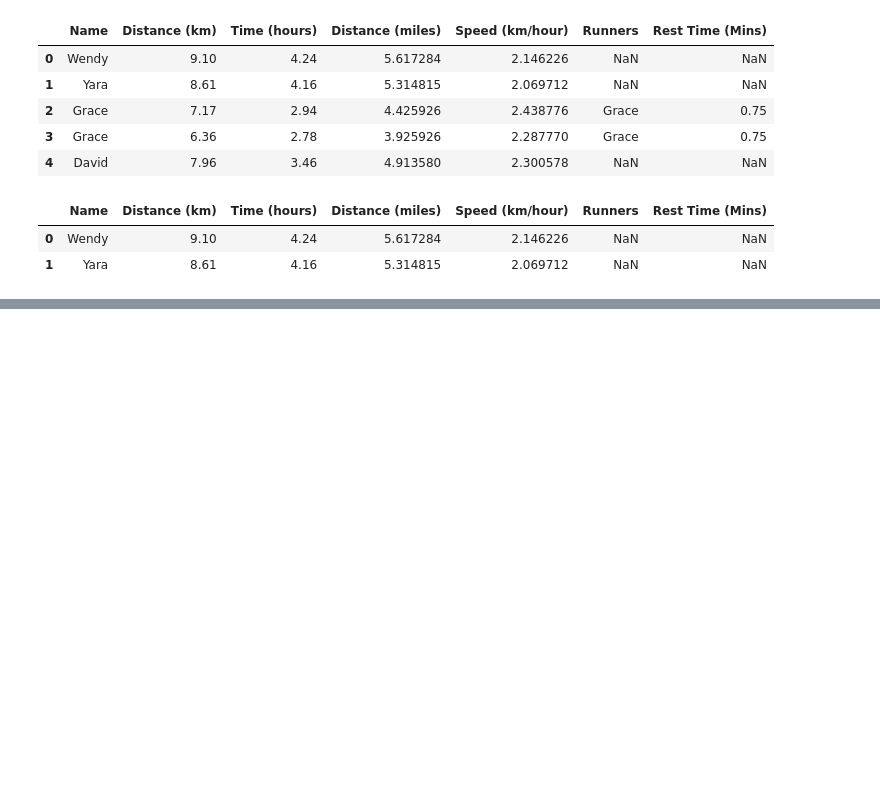
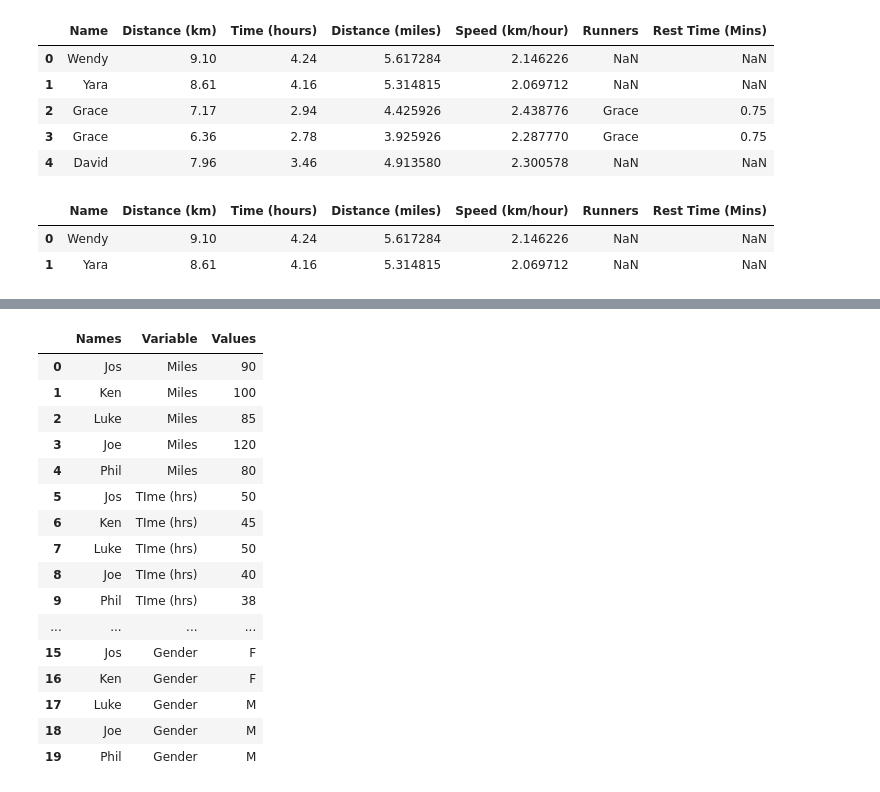
Before and after one commit to hectorherreraespinola/DataAnalys50DaysChallenge, a Jupyter notebook: 50DaysChallenge.ipynb, the cells around one changed output, grey strips where cells are left out. Cells and saved outputs as stored; diff of their text form; code cells hidden in the pictures; blank space fills up the shorter version.

```diff
--- a/50DaysChallenge.ipynb
+++ b/50DaysChallenge.ipynb
@@ -1131,0 +1143,6 @@ over_5_miles_run.head()
+# %%
+df19 = pd.DataFrame({"Names":names,
+                     "Miles":miles_run,
+                     "TIme (hrs)": time_in_hrs})
+
+df19
@@ -1131,0 +1156,10 @@ over_5_miles_run.head()
+# %%
+names = ["Joe","Phil","Ken","Jos","Luke"]
+age = [45,28,21,55,62]
+gender = ["M","M","F","F","M"]
+
+new_df19 = pd.DataFrame({"Names":names,
+                     "Age":age,
+                     "Gender": gender})
+
+new_df19.head()
@@ -1131,0 +1173,3 @@ over_5_miles_run.head()
+# %%
+merge_df19 = pd.concat([df19,new_df19.drop(columns="Names")], axis=1)
+merge_df19
@@ -1131,0 +1183,6 @@ over_5_miles_run.head()
+# %%
+
+#Shuffling DataFrames can randomize the data. Write codeto reshuffle the index of the DataFrame.
+
+shuffled_df = merge_df19.sample(frac=1).reset_index(drop=True)
+shuffled_df.head()
@@ -1131,0 +1212,25 @@ over_5_miles_run.head()
+# %%
+#To reshape a DataFrame from a wide format to a long format, we can use the melt() function in pandas.
+df_set_long = shuffled_df.melt(id_vars=["Names"],
+                              var_name="Variable",
+                              value_name="Values")
+
+df_set_long
+# %% [output]
+|  | Names | Variable | Values |
+| 0 | Jos | Miles | 90 |
+| 1 | Ken | Miles | 100 |
+| 2 | Luke | Miles | 85 |
+| 3 | Joe | Miles | 120 |
+| 4 | Phil | Miles | 80 |
+| 5 | Jos | TIme (hrs) | 50 |
+| 6 | Ken | TIme (hrs) | 45 |
+| 7 | Luke | TIme (hrs) | 50 |
+| 8 | Joe | TIme (hrs) | 40 |
+| 9 | Phil | TIme (hrs) | 38 |
+| ... | ... | ... | ... |
+| 15 | Jos | Gender | F |
+| 16 | Ken | Gender | F |
+| 17 | Luke | Gender | M |
+| 18 | Joe | Gender | M |
+| 19 | Phil | Gender | M |
```
Also changed, not shown: parts of 8 cells of this notebook.
